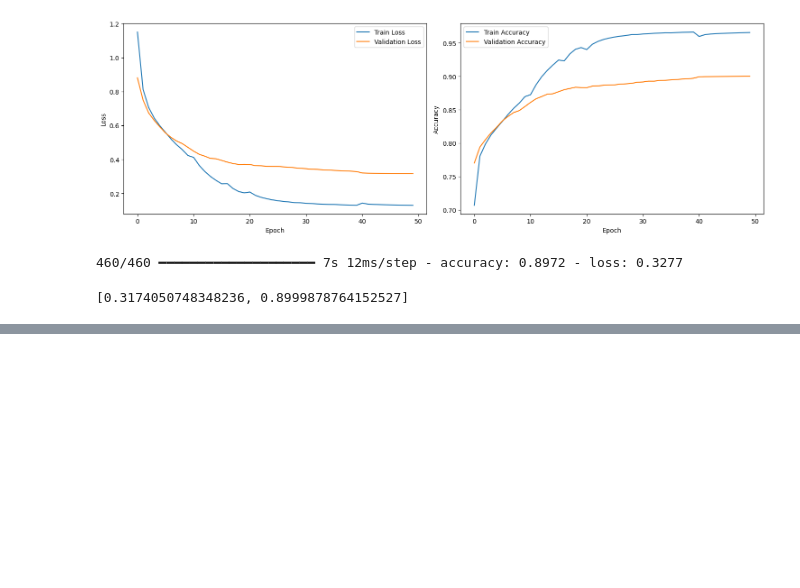
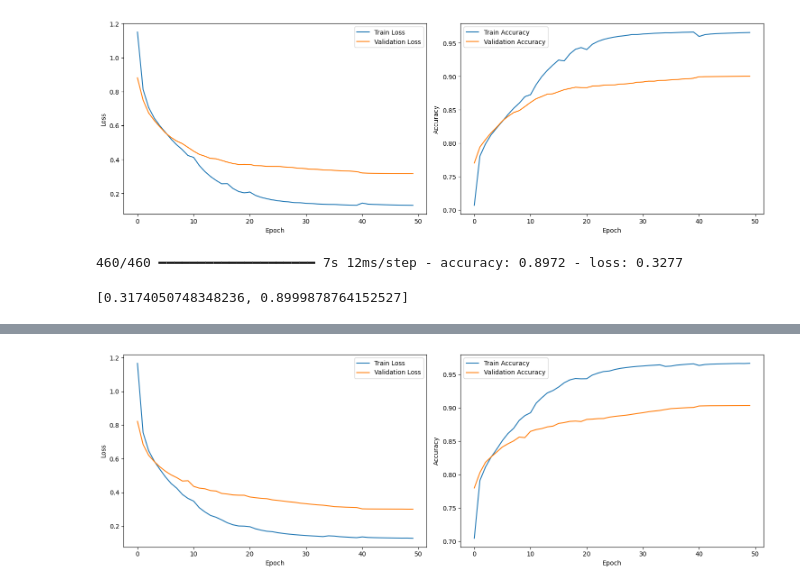
Before and after one commit to GeoNosX/Bach-Chorales-Project, a Jupyter notebook: Bach_chorales.ipynb, the cells around one changed output, grey strips where cells are left out. Drawn from its saved outputs; the diff is of its cells as text; code cells hidden in the pictures; blank space fills up the shorter version.

```diff
--- a/Bach_chorales.ipynb
+++ b/Bach_chorales.ipynb
@@ -333,6 +337,8 @@ train_ds.element_spec
 # %% [output]
 (TensorSpec(shape=(None, None), dtype=tf.float64, name=None),
  TensorSpec(shape=(None, None), dtype=tf.float64, name=None))
+# %%
+train_ds=train_ds.repeat()
 # %%
 list(train_ds.take(1))
 # %% [output]
@@ -450,0 +459,12 @@ Model_Bach.evaluate(valid_ds)
+# %%
+model=tf.keras.Sequential([])
+model.add(tf.keras.layers.Input(shape=[None]))
+model.add(tf.keras.layers.Embedding(input_dim=82,output_dim=5)),
+model.add(tf.keras.layers.Conv1D(32, kernel_size=2, padding="causal", activation="relu"))
+model.add(tf.keras.layers.BatchNormalization())
+for rate in (2,4,8):
+  model.add(tf.keras.layers.Conv1D(filters=rate*15,padding='causal',kernel_size=2,activation='relu',dilation_rate=rate))
+  model.add(tf.keras.layers.BatchNormalization())
+model.add(tf.keras.layers.LSTM(256,return_sequences=True)),
+model.add(tf.keras.layers.Dense(82,activation='softmax'))
+model.summary()
@@ -450,0 +493,12 @@ Model_Bach.evaluate(valid_ds)
+# %%
+def lr_schedule_exp(epoch):
+  if epoch<40:
+    return float(tf.exp(-epoch/10.)*0.01)/2
+  else:
+    return 0.0001/5
+learning_rate_callback=tf.keras.callbacks.LearningRateScheduler(lr_schedule_exp)
+checkpoint=tf.keras.callbacks.ModelCheckpoint('model.keras',monitor='val_accuracy',mode='max',save_best_only=True,verbose=1)
+# %%
+
+model.compile(loss="sparse_categorical_crossentropy", optimizer=tf.keras.optimizers.Nadam(),metrics=["accuracy"])
+history=model.fit(train_ds, epochs=50, validation_data=valid_ds,callbacks=[learning_rate_callback,checkpoint],steps_per_epoch=460)
@@ -450,0 +529,18 @@ Model_Bach.evaluate(valid_ds)
+# %%
+fig,axes=plt.subplots(1,2,figsize=(15,5))
+
+axes[0].plot(history.history['loss'],label='Train Loss')
+axes[0].plot(history.history['val_loss'],label='Validation Loss')
+axes[0].set_xlabel('Epoch')
+axes[0].set_ylabel('Loss')
+axes[0].legend()
+
+axes[1].plot(history.history['accuracy'],label='Train Accuracy')
+axes[1].plot(history.history['val_accuracy'],label='Validation Accuracy')
+axes[1].set_xlabel('Epoch')
+axes[1].set_ylabel('Accuracy')
+axes[1].legend()
+
+plt.tight_layout()
+# %% [output]
+[figure, added]
```
Also changed, not shown: parts of 14 cells of this notebook.
